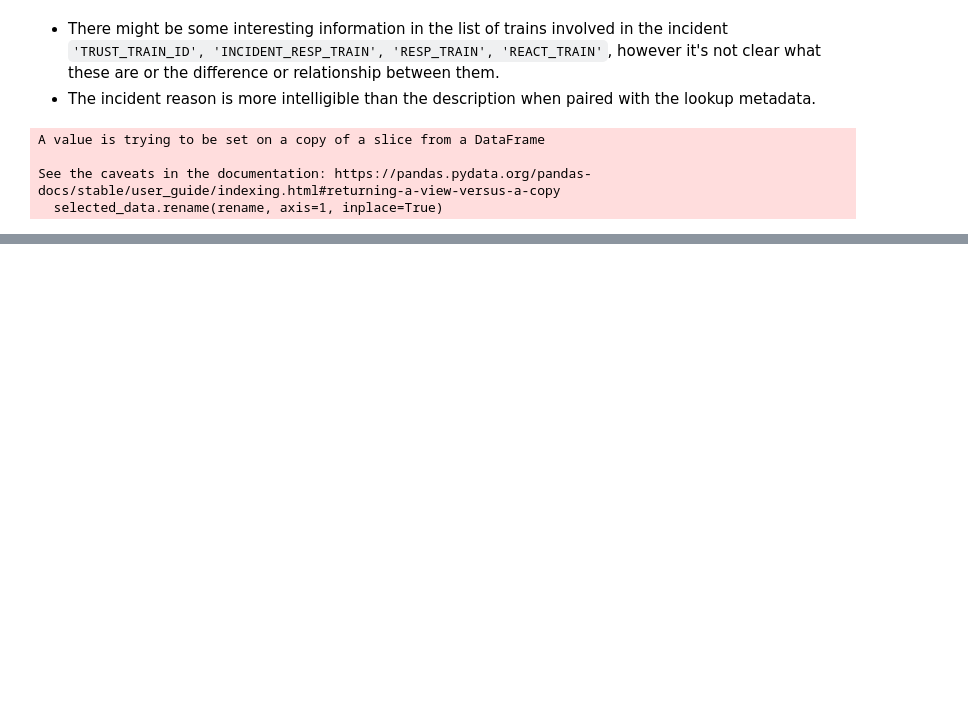
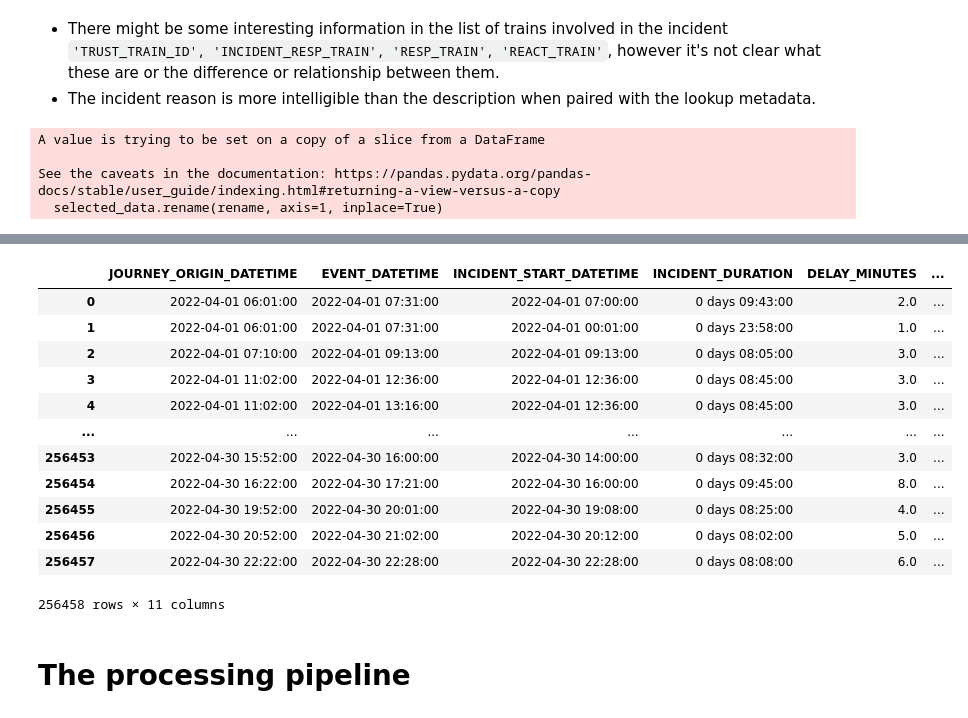
Before and after one commit to yuchen-shang/train-delays, a Jupyter notebook: notebooks/01-initial-explore.ipynb, the cells around one changed output, grey strips where cells are left out. Saved outputs shown, nothing was run; the diff lists cells and outputs as text; code cells hidden in the pictures; blank space fills up the shorter version.

```diff
--- a/notebooks/01-initial-explore.ipynb
+++ b/notebooks/01-initial-explore.ipynb
@@ -261,0 +265,2 @@ selected_data
+# %%
+selected_data['INCIDENT_DURATION']= selected_data['INCIDENT_END_DATETIME'] - selected_data['INCIDENT_START_DATETIME']
@@ -261,0 +273,22 @@ selected_data
+# %%
+selected_data.drop('INCIDENT_END_DATETIME', axis=1, inplace=True)
+selected_data.insert(1, 'EVENT_DATETIME', selected_data.pop('EVENT_DATETIME'))
+selected_data.insert(3, 'INCIDENT_DURATION', selected_data.pop('INCIDENT_DURATION'))
+# %%
+selected_data
+# %% [output]
+|  | JOURNEY_ORIGIN_DATETIME | EVENT_DATETIME | INCIDENT_START_DATETIME | INCIDENT_DURATION | DELAY_MINUTES | ... |
+| 0 | 2022-04-01 06:01:00 | 2022-04-01 07:31:00 | 2022-04-01 07:00:00 | 0 days 09:43:00 | 2.0 | ... |
+| 1 | 2022-04-01 06:01:00 | 2022-04-01 07:31:00 | 2022-04-01 00:01:00 | 0 days 23:58:00 | 1.0 | ... |
+| 2 | 2022-04-01 07:10:00 | 2022-04-01 09:13:00 | 2022-04-01 09:13:00 | 0 days 08:05:00 | 3.0 | ... |
+| 3 | 2022-04-01 11:02:00 | 2022-04-01 12:36:00 | 2022-04-01 12:36:00 | 0 days 08:45:00 | 3.0 | ... |
+| 4 | 2022-04-01 11:02:00 | 2022-04-01 13:16:00 | 2022-04-01 12:36:00 | 0 days 08:45:00 | 3.0 | ... |
+| ... | ... | ... | ... | ... | ... | ... |
+| 256453 | 2022-04-30 15:52:00 | 2022-04-30 16:00:00 | 2022-04-30 14:00:00 | 0 days 08:32:00 | 3.0 | ... |
+| 256454 | 2022-04-30 16:22:00 | 2022-04-30 17:21:00 | 2022-04-30 16:00:00 | 0 days 09:45:00 | 8.0 | ... |
+| 256455 | 2022-04-30 19:52:00 | 2022-04-30 20:01:00 | 2022-04-30 19:08:00 | 0 days 08:25:00 | 4.0 | ... |
+| 256456 | 2022-04-30 20:52:00 | 2022-04-30 21:02:00 | 2022-04-30 20:12:00 | 0 days 08:02:00 | 5.0 | ... |
+| 256457 | 2022-04-30 22:22:00 | 2022-04-30 22:28:00 | 2022-04-30 22:28:00 | 0 days 08:08:00 | 6.0 | ... |
+256458 rows × 11 columns
+# %% [markdown]
+# The processing pipeline
```
Also changed, not shown: parts of 10 cells of this notebook, 8 other files.
